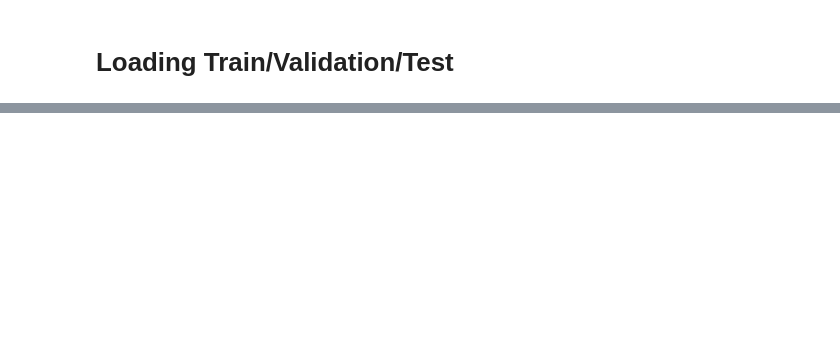
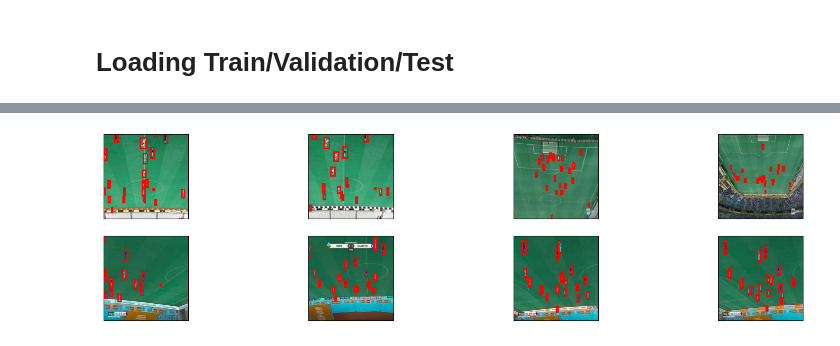
Before and after one commit to daniel-macrae/DeepLearning-2023, a Jupyter notebook: Dataset_ preprocessing.ipynb, the cells around one changed output, grey strips where cells are left out. Cells and saved outputs as stored; diff of their text form; code cells hidden in the pictures; blank space fills up the shorter version.

```diff
--- a/Dataset_ preprocessing.ipynb
+++ b/Dataset_ preprocessing.ipynb
@@ -340,0 +449,5 @@ fig = visualize_imgs(input, output, rows=4, cols=4)
+# %%
+input, output = next(iter(trying_loader))
+fig = visualize_imgs(input, output, rows=4, cols=4)
+# %% [output]
+[figure, added]
```
Also changed, not shown: parts of 6 cells of this notebook.
